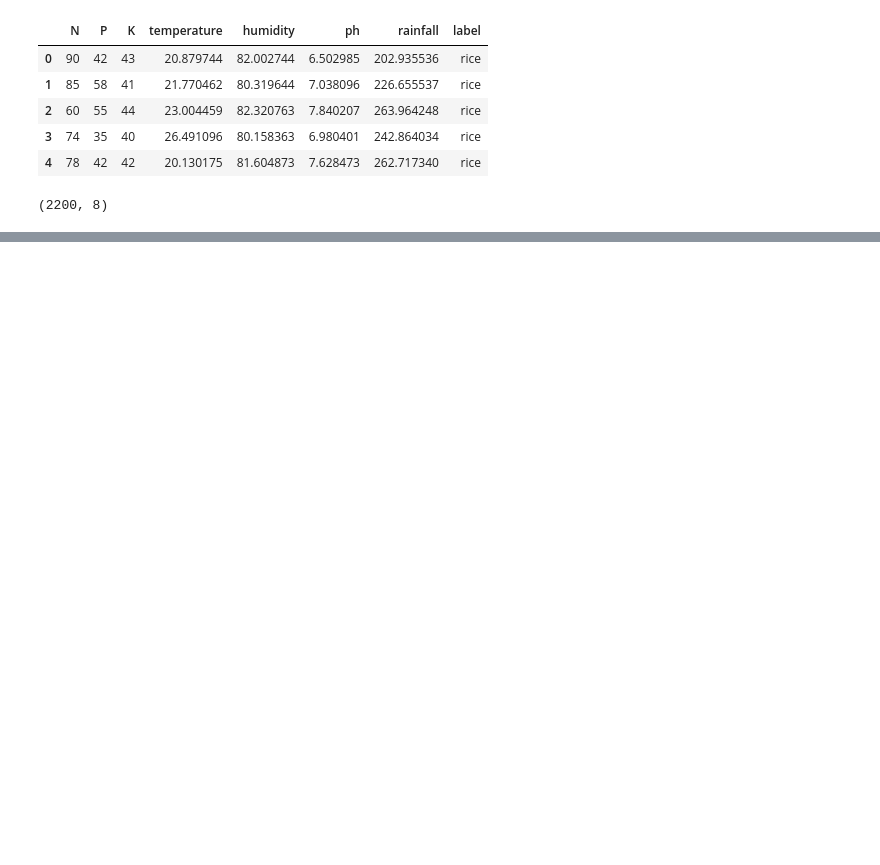
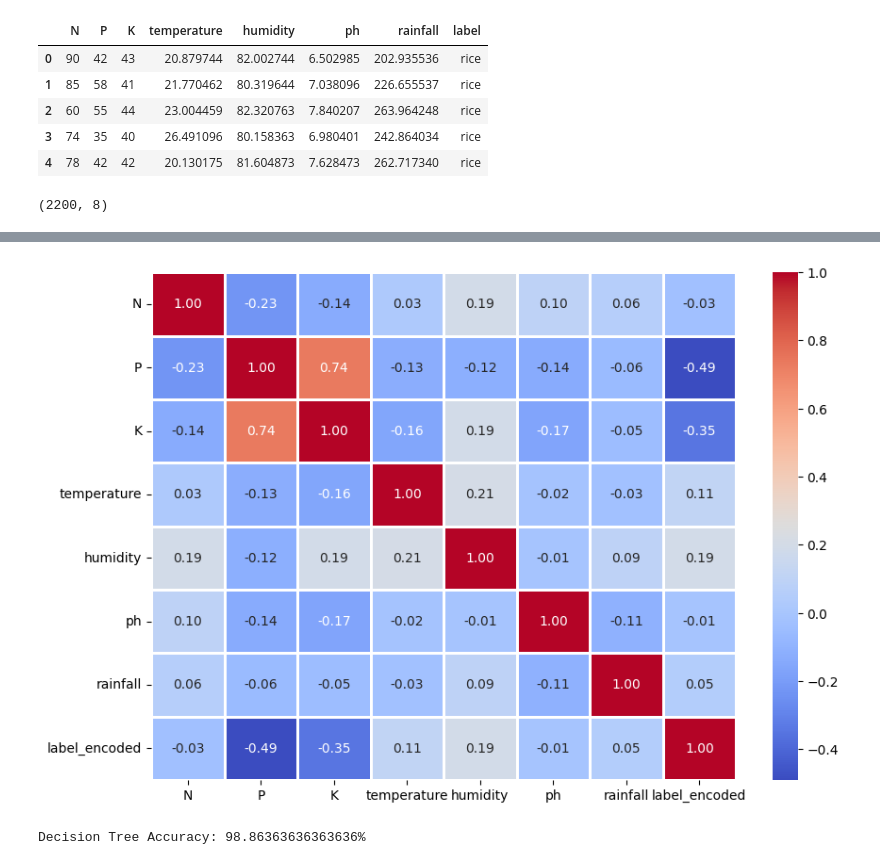
Before and after one commit to manjurul369/Crop-Recommendation-System, a Jupyter notebook: main.ipynb, the cells around one changed output, grey strips where cells are left out. Cells and saved outputs as stored; diff of their text form; code cells hidden in the pictures; blank space fills up the shorter version.

Commit message:
Model Trained Successful by DecisionTreeClassifier. Accuracy Score Checked

```diff
--- a/main.ipynb
+++ b/main.ipynb
@@ -24,0 +42,7 @@ Name: count, dtype: int64
+# %%
+from sklearn import preprocessing
+
+label_encoder = preprocessing.LabelEncoder()
+df['label'] = label_encoder.fit_transform(df['label'])
+df['label_encoded'] = df['label']
+df['label_encoded'].unique()
@@ -24,0 +52,2 @@ Name: count, dtype: int64
+# %%
+df = df.drop(columns=['label'])
@@ -24,0 +63,6 @@ Name: count, dtype: int64
+# %%
+plt.figure(figsize=(10,7))
+sns.heatmap(df.corr(), cmap='coolwarm', annot=True, fmt='.2f', linewidths=1)
+plt.show()
+# %% [output]
+[figure, added]
@@ -24,0 +79,14 @@ Name: count, dtype: int64
+# %%
+from sklearn.metrics import classification_report, accuracy_score, mean_absolute_error
+from sklearn.tree import DecisionTreeClassifier
+
+decision_tree_score = []
+for i in range(2, 100):
+    decision_tree_classifier = DecisionTreeClassifier(max_leaf_nodes=i)
+    decision_tree_classifier.fit(x_train, y_train)
+    decision_tree_score.append(decision_tree_classifier.score(x_test, y_test))
+
+decision_tree_accuracy = max(decision_tree_score)
+print(f"Decision Tree Accuracy: {decision_tree_accuracy*100}%")
+# %% [output]
+Decision Tree Accuracy: 98.86363636363636%
```
Also changed, not shown: parts of 11 cells of this notebook.
